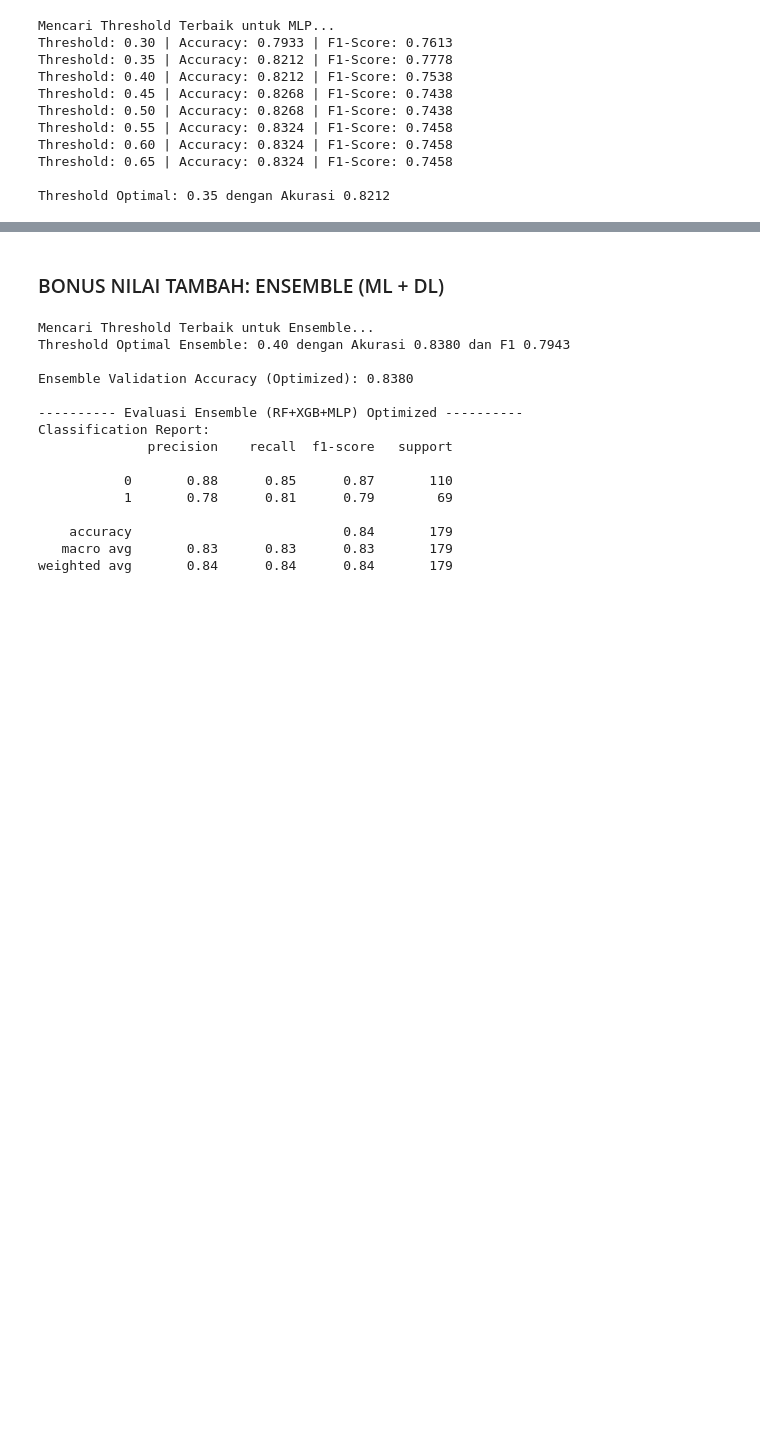
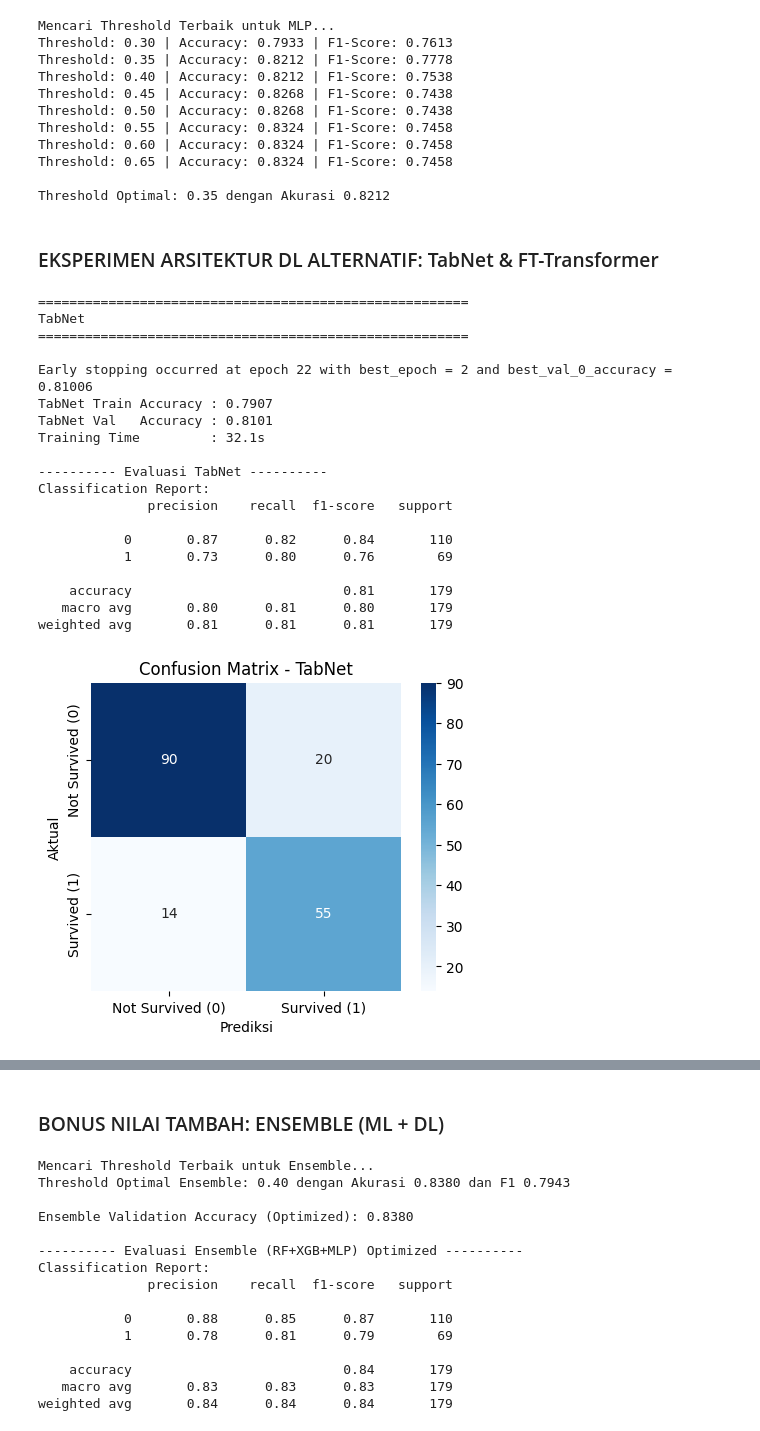
Before and after one commit to ghfkdkey/UTSDeepLearningBalqis, a Jupyter notebook: notebooks/titanic/UTS_titanic.ipynb, the cells around one changed output, grey strips where cells are left out. Drawn from its saved outputs; the diff is of its cells as text; code cells hidden in the pictures; blank space fills up the shorter version.

```diff
--- a/notebooks/titanic/UTS_titanic.ipynb
+++ b/notebooks/titanic/UTS_titanic.ipynb
@@ -458,3 +623,5 @@ Threshold: 0.60 | Accuracy: 0.8324 | F1-Score: 0.7458
 Threshold: 0.65 | Accuracy: 0.8324 | F1-Score: 0.7458
 
 Threshold Optimal: 0.35 dengan Akurasi 0.8212
+# %% [markdown]
+### EKSPERIMEN ARSITEKTUR DL ALTERNATIF: TabNet & FT-Transformer
@@ -460,0 +631,61 @@ Threshold Optimal: 0.35 dengan Akurasi 0.8212
+# %%
+# ── TabNet ────────────────────────────────────────────────────────────────────
+from pytorch_tabnet.tab_model import TabNetClassifier
+import time
+
+print("=" * 55)
+print("TabNet")
+print("=" * 55)
+
+tabnet_model = TabNetClassifier(
+    n_d=8, n_a=8,
+    n_steps=3,
+    gamma=1.3,
+    n_independent=2,
+    n_shared=2,
+    momentum=0.02,
+    epsilon=1e-15,
+    seed=42,
+    verbose=0
+)
+
+t0 = time.time()
+tabnet_model.fit(
+    X_train_scaled, y_train.values,
+    eval_set=[(X_val_scaled, y_val.values)],
+    eval_metric=['accuracy'],
+    max_epochs=100,
+    patience=20,           # early stopping
+    batch_size=32,
+    virtual_batch_size=16
+)
+tabnet_time = time.time() - t0
+
+tabnet_preds = tabnet_model.predict(X_val_scaled)
+tabnet_probs = tabnet_model.predict_proba(X_val_scaled)[:, 1]
+
+print(f"TabNet Train Accuracy : {accuracy_score(y_train, tabnet_model.predict(X_train_scaled)):.4f}")
+print(f"TabNet Val   Accuracy : {accuracy_score(y_val, tabnet_preds):.4f}")
+print(f"Training Time         : {tabnet_time:.1f}s")
+evaluate_model("TabNet", y_val, tabnet_preds)
+# %% [output]
+=======================================================
+TabNet
+=======================================================
+
+Early stopping occurred at epoch 22 with best_epoch = 2 and best_val_0_accuracy = 0.81006
+TabNet Train Accuracy : 0.7907
+TabNet Val   Accuracy : 0.8101
+Training Time         : 32.1s
+
+---------- Evaluasi TabNet ----------
+Classification Report:
+              precision    recall  f1-score   support
+
+           0       0.87      0.82      0.84       110
+           1       0.73      0.80      0.76        69
+
+    accuracy                           0.81       179
+   macro avg       0.80      0.81      0.80       179
+weighted avg       0.81      0.81      0.81       179
+[figure, added]
```
Also changed, not shown: parts of 19 cells of this notebook, 5 other files.
